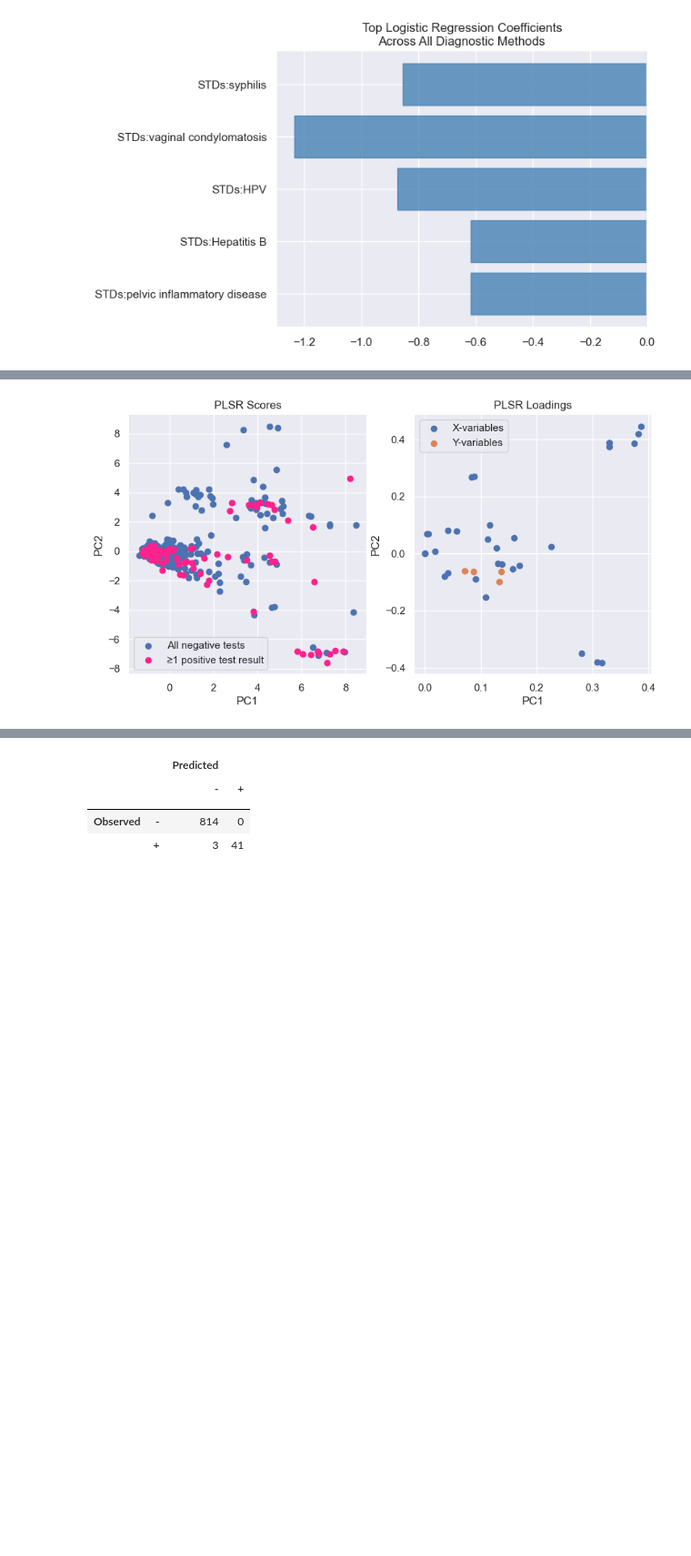
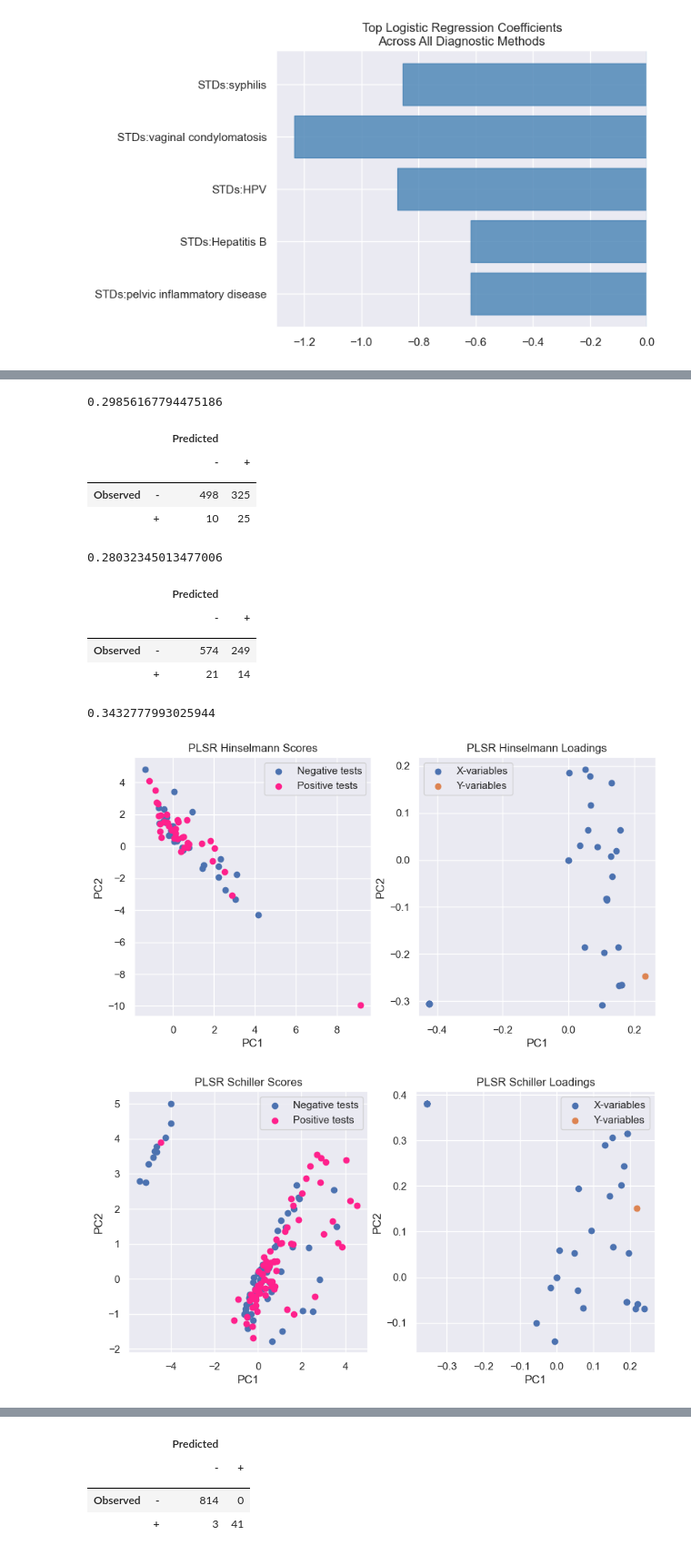
Before and after one commit to NeekTheGiraffe/cervical-cancer-model, a Jupyter notebook: BE 175 Final Project Cervical Cancer Prediction.ipynb, the cells around one changed output, grey strips where cells are left out. Shown at 91% size. Cells and saved outputs as stored; diff of their text form; code cells hidden in the pictures; blank space fills up the shorter version.

Commit message:
Redo PLSR with the rebalanced data

```diff
--- a/BE 175 Final Project Cervical Cancer Prediction.ipynb
+++ b/BE 175 Final Project Cervical Cancer Prediction.ipynb
@@ -188,45 +188,41 @@ plt.show()
 # %%
 ###### PLSR ######
 from sklearn.cross_decomposition import PLSRegression
-
-hinselpos = np.where(hinselmann == 1)
-hinselneg = np.where(hinselmann == 0)
-schpos = np.where(schiller == 1)
-schneg = np.where(schiller == 0)
-somepos, allneg = np.where(np.any(y == 1, axis=1)), np.where(np.all(y == 0, axis=1))
+from sklearn.metrics import f1_score
 
 plsr = PLSRegression()
-x_scores, y_scores = plsr.fit_transform(x, y)
+for balanced_data, name in zip([hinselmann_bal, schiller_bal, citology_bal, biopsy_bal], target_var_names):
+    plsr_x, plsr_y = balanced_data.iloc[:, :-4], balanced_data.loc[:, name]
+    plsr.fit(plsr_x, plsr_y)
+    x_scores, y_scores = plsr.transform(x, y.loc[:, name])
+    #x_scores, y_scores = plsr.transform(plsr_x, plsr_y)
+    positives, negatives = np.where(plsr_y == 1), np.where(plsr_y == 0)
 
-fig, (ax1, ax2) = plt.subplots(1, 2, figsize=(10, 5))
-ax1.set(xlabel='PC1', ylabel='PC2', title='PLSR Scores')
-ax1.scatter(x_scores[allneg, 0], x_scores[allneg, 1], label='All negative tests')
-ax1.scatter(x_scores[somepos, 0], x_scores[somepos, 1], color='#ff218c', label='≥1 positive test result')
-plt.savefig("figures/negative plsr", dpi=200, orientation='landscape')
-ax1.legend()
-ax2.set(xlabel='PC1', ylabel='PC2', title='PLSR Loadings')
-ax2.scatter(plsr.x_loadings_[:, 0], plsr.x_loadings_[:, 1], label='X-variables')
-ax2.scatter(plsr.y_loadings_[:, 0], plsr.y_loadings_[:, 1], label='Y-variables')
-ax2.legend()
-plt.savefig("figures/loading.png", dpi=200, orientation='landscape')
-# for i, yvar in enumerate(plsr.y_loadings_):
-#     ax2.annotate(y.iloc[:, i].name, (yvar[0], yvar[1]))
+    fig, (ax1, ax2) = plt.subplots(1, 2, figsize=(10, 5))
+    ax1.set(xlabel='PC1', ylabel='PC2', title='PLSR {0} Scores'.format(name))
+    ax1.scatter(x_scores[negatives, 0], x_scores[negatives, 1], label='Negative tests')
+    ax1.scatter(x_scores[positives, 0], x_scores[positives, 1], color='#ff218c', label='Positive tests')
+    ax1.legend()
+    ax2.set(xlabel='PC1', ylabel='PC2', title='PLSR {0} Loadings'.format(name))
+    ax2.scatter(plsr.x_loadings_[:, 0], plsr.x_loadings_[:, 1], label='X-variables')
+    ax2.scatter(plsr.y_loadings_[:, 0], plsr.y_loadings_[:, 1], label='Y-variables')
+    ax2.legend()
+    plt.savefig("figures/plsr_{0}.png".format(name), dpi=200, orientation='landscape')
 
-plsr.fit(x, y)
-ypred_plsr_direct = [1 if p > 0.5 else 0 for p in plsr.predict(x)[:, 0]]
-print_confusion(confusion_matrix(y.iloc[:, 0], ypred_plsr_direct))
+    # ypred_direct = np.empty(len(y))
+    # for i, prediction in zip(test_i, plsr.predict(x)):
+    #     ypred_direct[i] = 1 if prediction[0] > 0.5 else 0
 
-cv = KFold()
-ypred_plsr = np.empty(y.shape)
-for train_i, test_i in cv.split(x):
-    # sampw = np.where(np.any(y.iloc[train_i, :] == 1, axis=1),
-    #                  [30] * len(y.iloc[train_i, :]), [1] * len(y.iloc[train_i, :]))
-    plsr.fit(x.iloc[train_i, :], y.iloc[train_i, :])
-    for i, prediction in zip(test_i, plsr.predict(x.iloc[test_i, :])):
-        ypred_plsr[i] = [1 if p > 0.5 else 0 for p in prediction]
-        #print(prediction, ypred_plsr[i])
-
-print_confusion(confusion_matrix(y.iloc[:, 0], ypred_plsr[:, 0]))
+    ypred_plsr = np.empty(len(y))
+    skf = StratifiedKFold()
+    for train_i, test_i in skf.split(x, y.loc[:, name]):
+        balanced_data_cv = random_undersample(cerv_data.iloc[train_i], name)
+        plsr_x, plsr_y = balanced_data_cv.iloc[:, :-4], balanced_data_cv.loc[:, name]
+        plsr.fit(plsr_x, plsr_y)
+        for i, prediction in zip(test_i, plsr.predict(x.iloc[test_i])):
+            ypred_plsr[i] = 1 if prediction[0] > 0.5 else 0
+    print_confusion(confusion_matrix(y.iloc[:, 0], ypred_plsr))
+    print(f1_score(y.iloc[:, 0], ypred_plsr, sample_weight=compute_sample_weight('balanced', y.loc[:, name])))
 # %% [output]
 |  |  | Predicted |  |
 |  |  | - | + |
@@ -241 +238,15 @@ print_confusion(confusion_matrix(y.iloc[:, 0], ypred_plsr[:, 0]))
+0.29856167794475186
+|  |  | Predicted |  |
+|  |  | - | + |
+|  |  |  |  |
+| Observed | - | 498 | 325 |
+|  | + | 10 | 25 |
+0.28032345013477006
+|  |  | Predicted |  |
+|  |  | - | + |
+|  |  |  |  |
+| Observed | - | 574 | 249 |
+|  | + | 21 | 14 |
+0.3432777993025944
-[figure, old version]
+[figure, new version]
+[figure, added]
```
Also changed, not shown: parts of 1 cell of this notebook, 4 other files.
